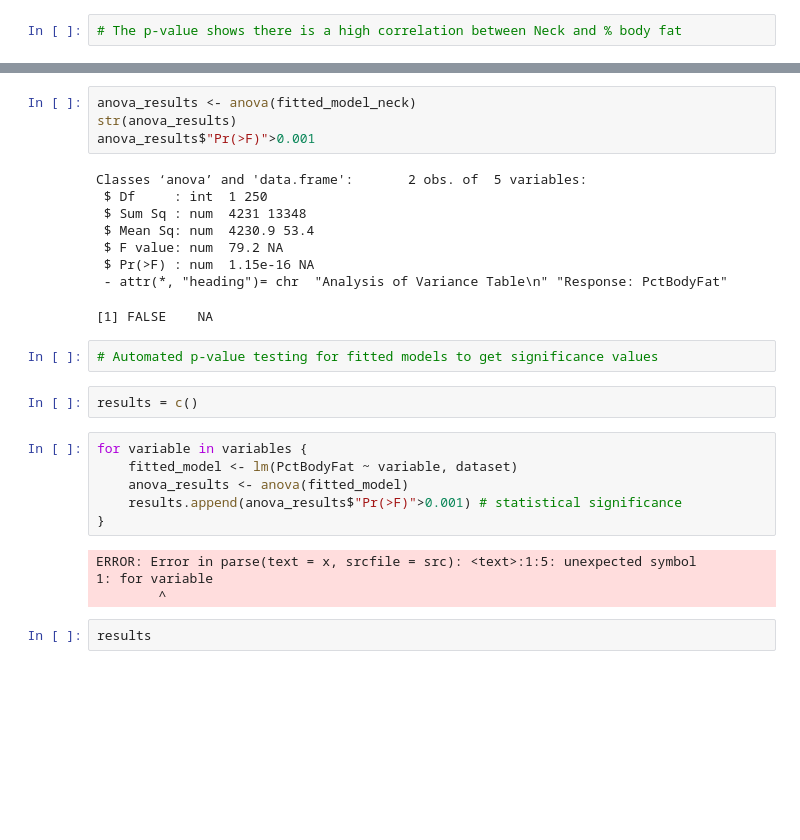
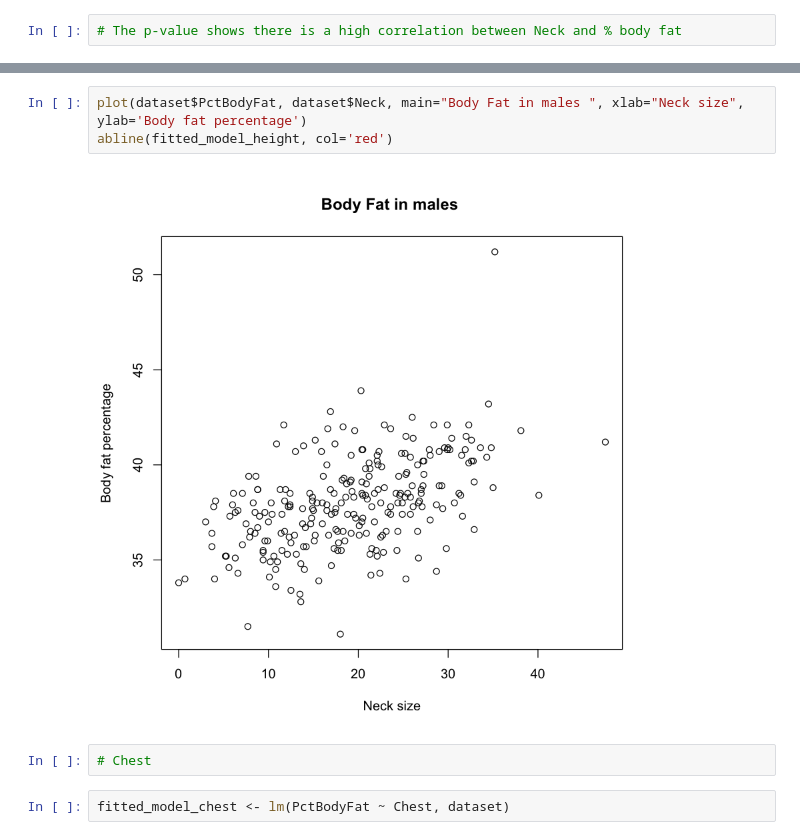
Before and after one commit to jwgwalton/regression-modelling-course, a Jupyter notebook: day2/Practical3.ipynb, the cells around one changed output, grey strips where cells are left out. Cells and saved outputs as stored; diff of their text form; blank space fills up the shorter version.

Commit message:
Practical 3 continued, added in reducsing unneeded variables

```diff
--- a/day2/Practical3.ipynb
+++ b/day2/Practical3.ipynb
@@ -95,29 +89,9 @@ anova(fitted_model_neck)
-# %%
-anova_results <- anova(fitted_model_neck)
-str(anova_results)
-anova_results$"Pr(>F)">0.001
-# %% [output]
-Classes ‘anova’ and 'data.frame':       2 obs. of  5 variables:
- $ Df     : int  1 250
- $ Sum Sq : num  4231 13348
- $ Mean Sq: num  4230.9 53.4
- $ F value: num  79.2 NA
- $ Pr(>F) : num  1.15e-16 NA
- - attr(*, "heading")= chr  "Analysis of Variance Table\n" "Response: PctBodyFat"
-[1] FALSE    NA
-# %%
-# Automated p-value testing for fitted models to get significance values
-# %%
-results = c()
-# %%
-for variable in variables {
-    fitted_model <- lm(PctBodyFat ~ variable, dataset)
-    anova_results <- anova(fitted_model)
-    results.append(anova_results$"Pr(>F)">0.001) # statistical significance
-}
-# %% [output]
-ERROR: Error in parse(text = x, srcfile = src): <text>:1:5: unexpected symbol
-1: for variable
-        ^
-# %%
-results
+# %%
+plot(dataset$PctBodyFat, dataset$Neck, main="Body Fat in males ", xlab="Neck size", ylab='Body fat percentage')
+abline(fitted_model_height, col='red')
+# %% [output]
+[figure, added]
+# %%
+# Chest
+# %%
+fitted_model_chest <- lm(PctBodyFat ~ Chest, dataset)
```
Also changed, not shown: parts of 47 cells of this notebook, 1 other file.
